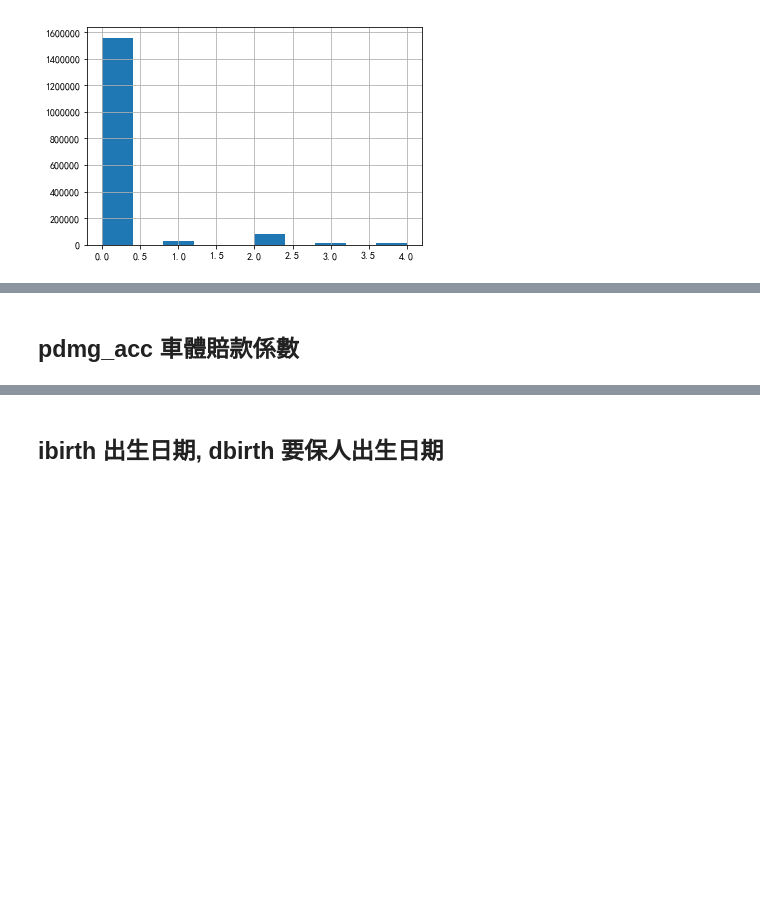
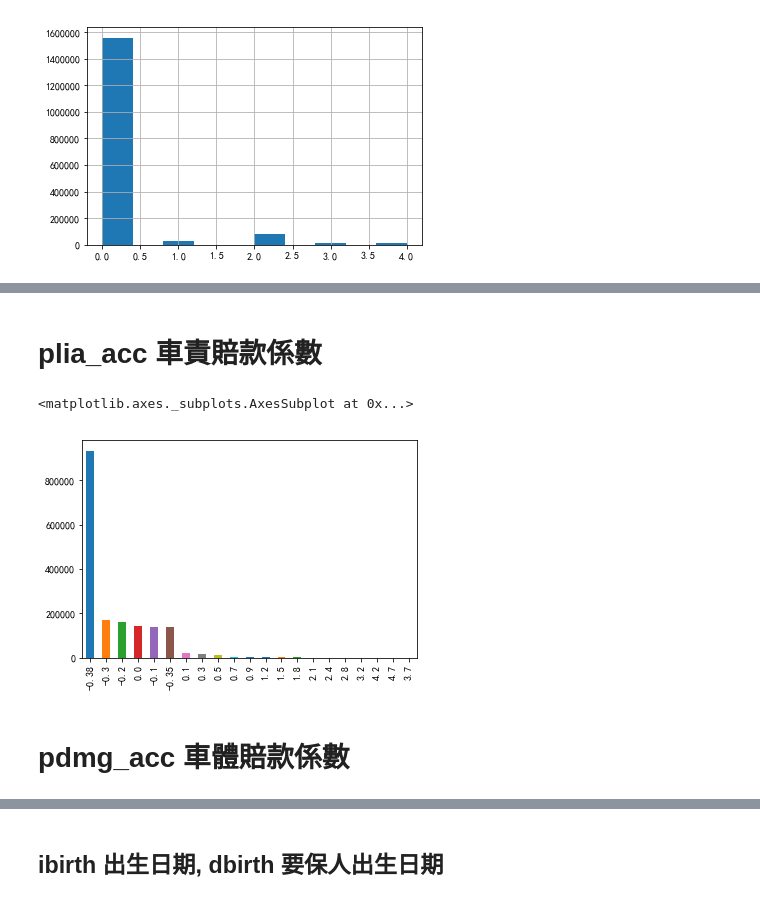
Before and after one commit to taipingeric/tbddd, a Jupyter notebook: EDA.ipynb, the cells around one changed output, grey strips where cells are left out. Drawn from its saved outputs; the diff is of its cells as text; code cells hidden in the pictures; blank space fills up the shorter version.

```diff
--- a/EDA.ipynb
+++ b/EDA.ipynb
@@ -651,5 +649,12 @@ for index, lia_class in enumerate(lia_classes):
+# %% [markdown]
+# plia_acc 車責賠款係數
+# %%
+df_policy['plia_acc'].value_counts().plot.bar()
+# %% [output]
+<matplotlib.axes._subplots.AxesSubplot at 0x...>
+[figure, added]
 # %% [markdown]
-## pdmg_acc 車體賠款係數
+# pdmg_acc 車體賠款係數
 # %%
 col = 'pdmg_acc'
 # print('車責', sorted(set(df1[col])))
```
Also changed, not shown: parts of 30 cells of this notebook.
